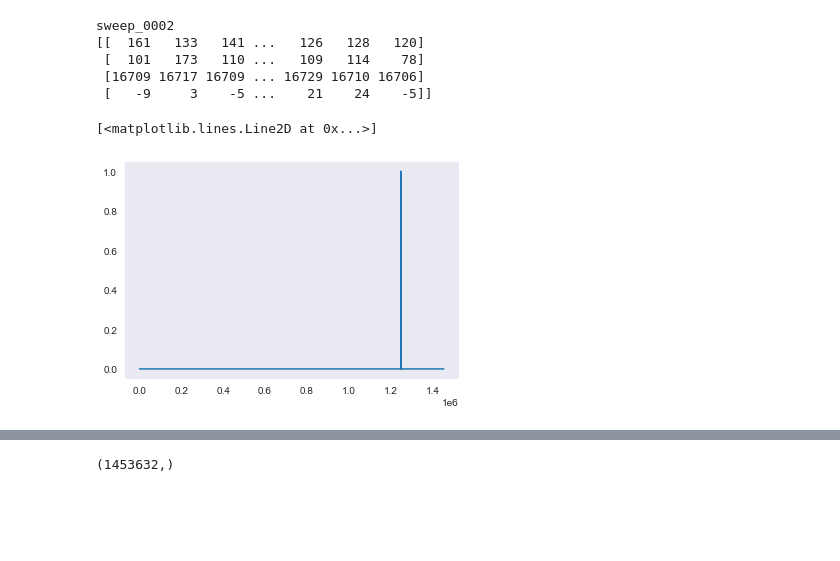
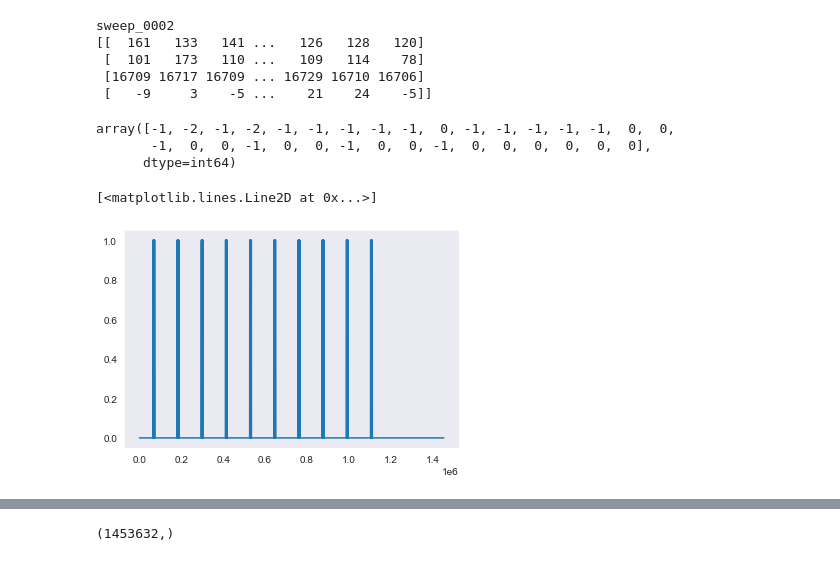
Before and after one commit to bramn22/DatajointVEIDB, a Jupyter notebook: notebooks/datajoint.ipynb, the cells around one changed output, grey strips where cells are left out. Drawn from its saved outputs; the diff is of its cells as text; code cells hidden in the pictures; blank space fills up the shorter version.

```diff
--- a/notebooks/datajoint.ipynb
+++ b/notebooks/datajoint.ipynb
@@ -100,7 +114,2 @@ ball_data = (ball_table & {'experiment_id': '01247', 'session_id': '20200328e',
 # %%
-sync = (raw_tables & {'experiment_id': '01247', 'session_id': '20200328e', 'subsession_id': 'EXPA_0002'}).fetch1('sync_trace')
+sync = (raw_tables & {'experiment_id': '01261', 'subsession_id': 'EXPA_0002'}).fetch1('sync_trace')
-# %%
-plt.plot(sync[3])
-# %% [output]
-[<matplotlib.lines.Line2D at 0x...>]
-[figure, removed]
@@ -106,0 +118,13 @@ plt.plot(sync[3])
+# %%
+((np.where(np.diff(sync[7])>250)[0]-pxi_offset)*pxi_scaling_factor).astype('int32') - np.where(np.diff(ball_data[1])>5000)[0]
+# %% [output]
+array([-1, -2, -1, -2, -1, -1, -1, -1, -1,  0, -1, -1, -1, -1, -1,  0,  0,
+       -1,  0,  0, -1,  0,  0, -1,  0,  0, -1,  0,  0,  0,  0,  0,  0],
+      dtype=int64)
+# %%
+# stim: 7
+# cam?: 2
+plt.plot(sync[2])
+# %% [output]
+[<matplotlib.lines.Line2D at 0x...>]
+[figure, added]
```
Also changed, not shown: parts of 32 cells of this notebook, 3 other files.
